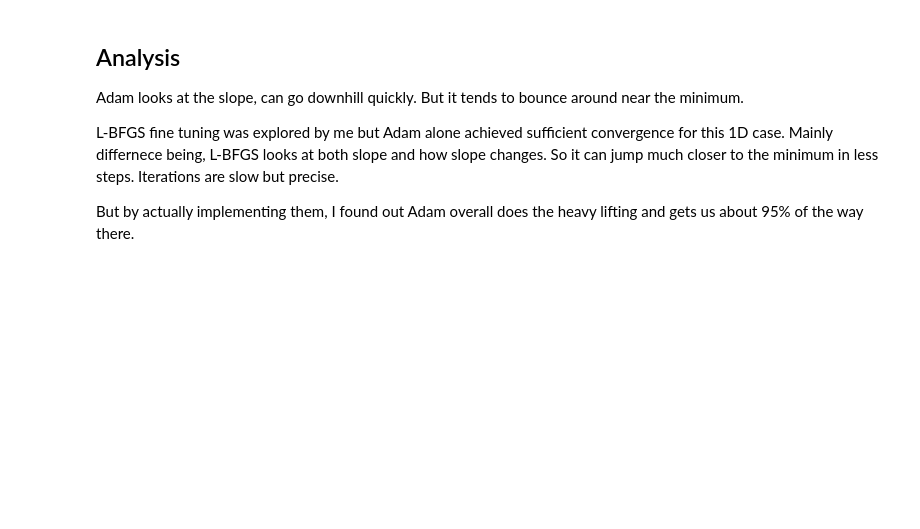
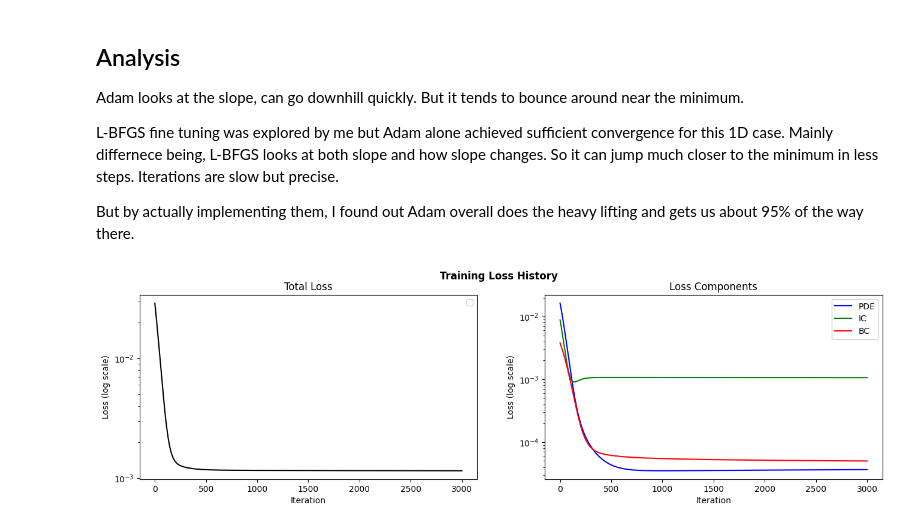
Before and after one commit to NeelPhere/Physics-Informed-Neural-Network-for-PDE, a Jupyter notebook: PINN.ipynb, the cells around one changed output. Cells and saved outputs as stored; diff of their text form; code cells hidden in the pictures; blank space fills up the shorter version.

Commit message:
Visualized Error by plots

```diff
--- a/PINN.ipynb
+++ b/PINN.ipynb
@@ -212,3 +212,27 @@ L-BFGS fine tuning was explored by me but Adam alone achieved sufficient converg
 Mainly differnece being, L-BFGS looks at both slope and how slope changes. So it can jump much closer to the minimum in less steps. Iterations are slow but precise.
 
 But by actually implementing them, I found out Adam overall does the heavy lifting and gets us about 95% of the way there.
+# %%
+# Ploting Loss
+fig, axes = plt.subplots(1, 2, figsize=(16, 4))
+fig.suptitle("Training Loss History", fontweight='bold')
+
+epochs_total = range(len(history["total"]))
+
+axes[0].semilogy(epochs_total, history["total"], color='black', linewidth=1.5)
+axes[0].set_xlabel("Iteration")
+axes[0].set_ylabel("Loss (log scale)")
+axes[0].set_title("Total Loss")
+axes[0].legend()
+
+axes[1].semilogy(epochs_total, history["pde"], label='PDE', color='blue')
+axes[1].semilogy(epochs_total, history["ic"],  label='IC',  color='green')
+axes[1].semilogy(epochs_total, history["bc"], label='BC',   color='red')
+axes[1].set_xlabel("Iteration")
+axes[1].set_ylabel("Loss (log scale)")
+axes[1].set_title("Loss Components")
+axes[1].legend()
+
+plt.show()
+# %% [output]
+[figure, added]
```
Also changed, not shown: parts of 2 cells of this notebook.
